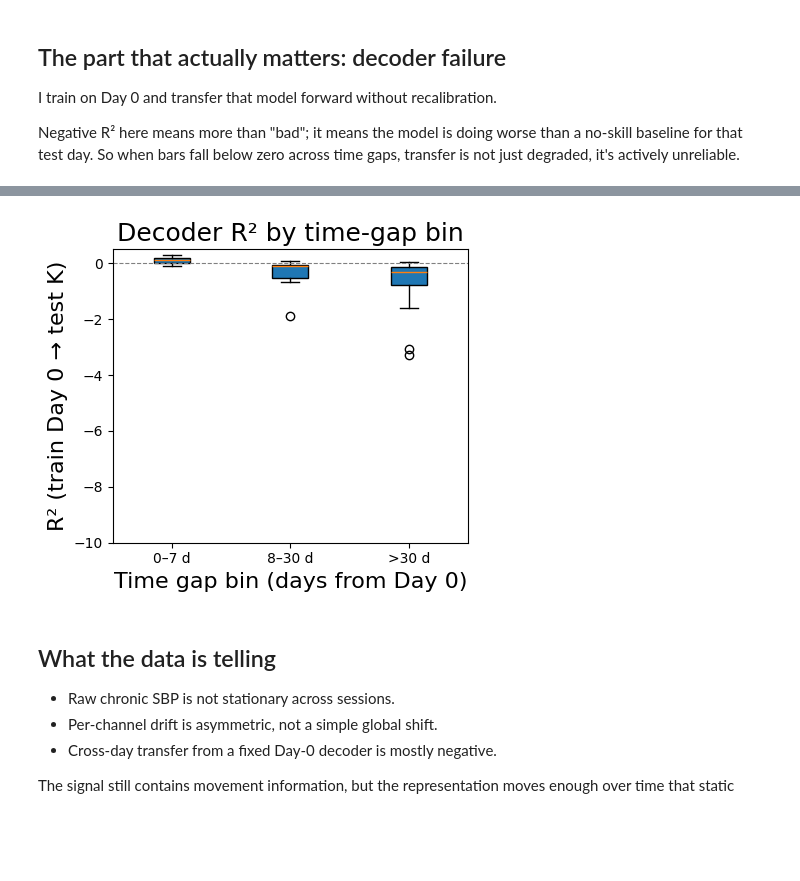
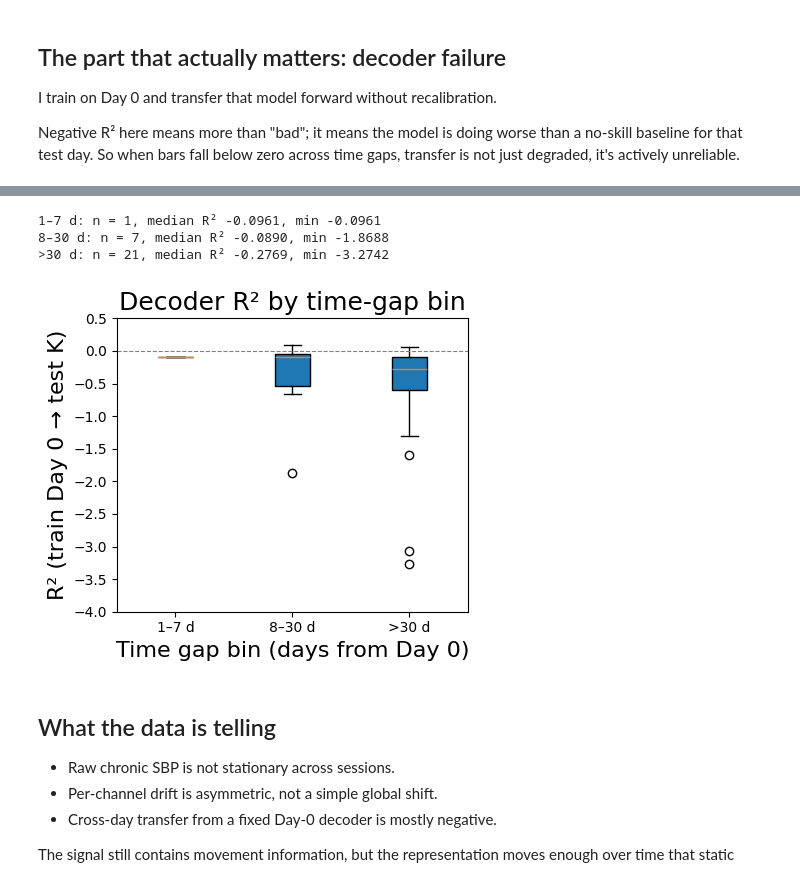
Before and after one commit to radhakrishnanrishaban/ephys-signal-atlas, a Jupyter notebook: 03_notebooks/sbp-drift-discovery_v1.ipynb, the cells around one changed output, grey strips where cells are left out. Saved outputs shown, nothing was run; the diff lists cells and outputs as text; code cells hidden in the pictures; blank space fills up the shorter version.

```diff
--- a/03_notebooks/sbp-drift-discovery_v1.ipynb
+++ b/03_notebooks/sbp-drift-discovery_v1.ipynb
@@ -420,16 +431,23 @@ Day 0 R²: 0.2993 | Day 29 R²: -0.0888 | Drop: 0.3881
 # %%
 # ----- Plot 2B: Decoder R² by time-gap bin (boxplot) -----
 from neurosignal.gold import plot_decoder_r2_boxplot_by_gap
 
 fig_box = plot_decoder_r2_boxplot_by_gap(
     r2_day_k,
     session_dates_f,
-    ylim=(-10.0, 0.5),
+    ylim=(-4.0, 0.5),
 )
+gaps = compute_day_offsets(session_dates_f)
+for lo, hi, label in [(1, 7, "1–7 d"), (8, 30, "8–30 d"), (31, np.inf, ">30 d")]:
+    vals = r2_day_k[(gaps >= lo) & (gaps <= hi)]
+    print(f"{label}: n = {vals.size}, median R² {np.median(vals):.4f}, min {vals.min():.4f}")
 save_figure(fig_box, "signal_decoder_demo", "decoder_r2_boxplot_by_gap_bin", role="candidate_supporting")
 plt.show()
 # %% [output]
+1–7 d: n = 1, median R² -0.0961, min -0.0961
+8–30 d: n = 7, median R² -0.0890, min -1.8688
+>30 d: n = 21, median R² -0.2769, min -3.2742
-[figure, old version]
+[figure, new version]
 # %% [markdown]
 ## What the data is telling
 
```
Also changed, not shown: parts of 3 cells of this notebook, 46 other files.
